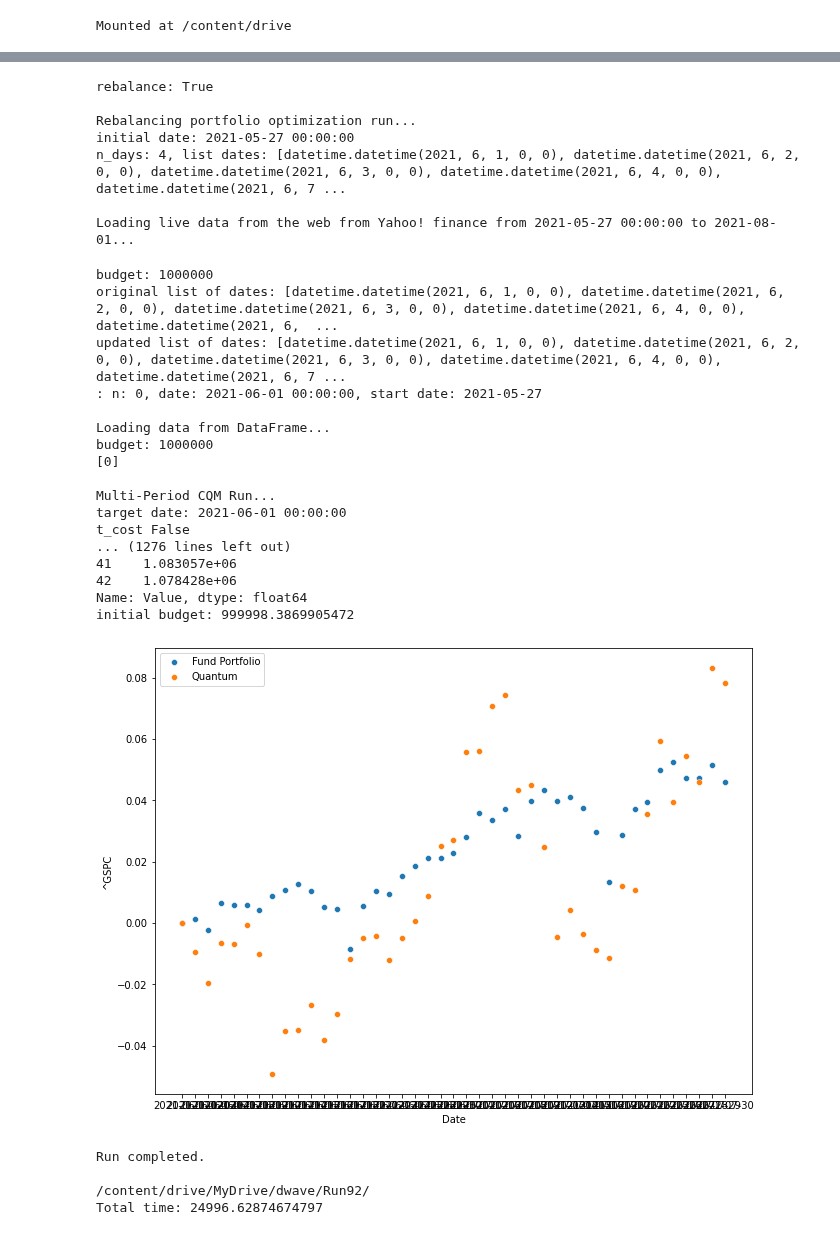
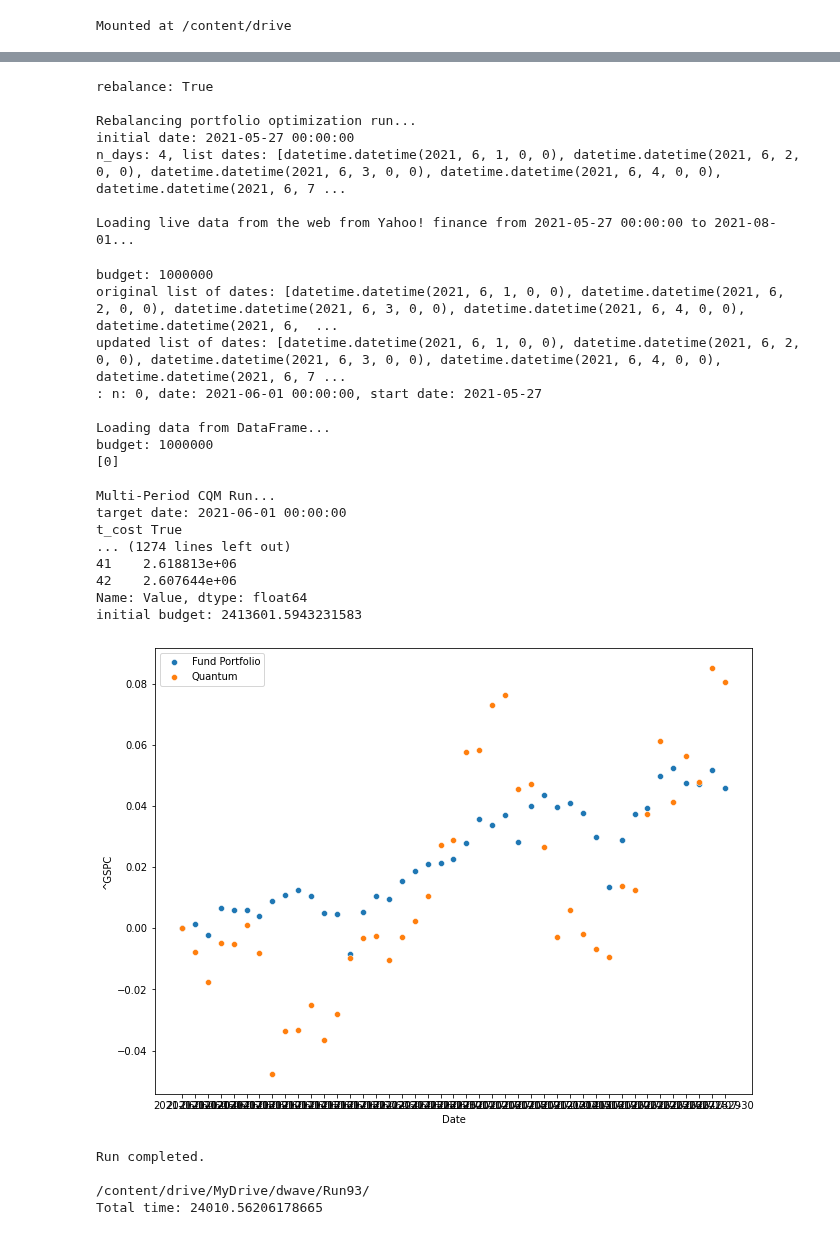
Before and after one commit to bvcmartins/dwaveDev, a Jupyter notebook: portfolioOptimization/solver.ipynb, the cells around one changed output, grey strips where cells are left out. Cells and saved outputs as stored; diff of their text form; code cells hidden in the pictures.

```diff
--- a/portfolioOptimization/solver.ipynb
+++ b/portfolioOptimization/solver.ipynb
@@ -674,7 +674,7 @@ if __name__ == '__main__':
             'budget': 1000000,
             'bin_size': '',
             'gamma': '',
-            'alpha': 0.005,
+            'alpha': 0.05,
             'file_path': None,
             'baseline': '^GSPC',
             'max_risk': 0.0,
@@ -684,45 +684,45 @@ if __name__ == '__main__':
             'sampler_args': cred,
             'verbose': False,
             'num': 0,
-            't_cost': 0.00,
-            'label': 'Run92',
+            't_cost': 0.001,
+            'label': 'Run93',
             'init_holdings': df_init.set_index('a').to_dict()['b'],
             'window_size': 4,
             'calculation_type': 'daily',
             'save_path': '/content/drive/MyDrive/dwave/'
         }
     locals().update(cfg)
     t1 = time.time()
     main(**locals())
     t2 = time.time()
     print(f'Total time: {t2-t1}')
 # %% [output]
 rebalance: True
 
 Rebalancing portfolio optimization run...
 initial date: 2021-05-27 00:00:00
 n_days: 4, list dates: [datetime.datetime(2021, 6, 1, 0, 0), datetime.datetime(2021, 6, 2, 0, 0), datetime.datetime(2021, 6, 3, 0, 0), datetime.datetime(2021, 6, 4, 0, 0), datetime.datetime(2021, 6, 7 ...
 
 Loading live data from the web from Yahoo! finance from 2021-05-27 00:00:00 to 2021-08-01...
 budget: 1000000
 original list of dates: [datetime.datetime(2021, 6, 1, 0, 0), datetime.datetime(2021, 6, 2, 0, 0), datetime.datetime(2021, 6, 3, 0, 0), datetime.datetime(2021, 6, 4, 0, 0), datetime.datetime(2021, 6,  ...
 updated list of dates: [datetime.datetime(2021, 6, 1, 0, 0), datetime.datetime(2021, 6, 2, 0, 0), datetime.datetime(2021, 6, 3, 0, 0), datetime.datetime(2021, 6, 4, 0, 0), datetime.datetime(2021, 6, 7 ...
 : n: 0, date: 2021-06-01 00:00:00, start date: 2021-05-27
 
 Loading data from DataFrame...
 budget: 1000000
 [0]
 
 Multi-Period CQM Run...
 target date: 2021-06-01 00:00:00
-t_cost False
-... (1276 lines left out)
-41    1.083057e+06
-42    1.078428e+06
+t_cost True
+... (1274 lines left out)
+41    2.618813e+06
+42    2.607644e+06
 Name: Value, dtype: float64
-initial budget: 999998.3869905472
+initial budget: 2413601.5943231583
-[figure, old version]
+[figure, new version]
 Run completed.
 
-/content/drive/MyDrive/dwave/Run92/
-Total time: 24996.62874674797
+/content/drive/MyDrive/dwave/Run93/
+Total time: 24010.56206178665
```
Also changed, not shown: parts of 1 cell of this notebook.
